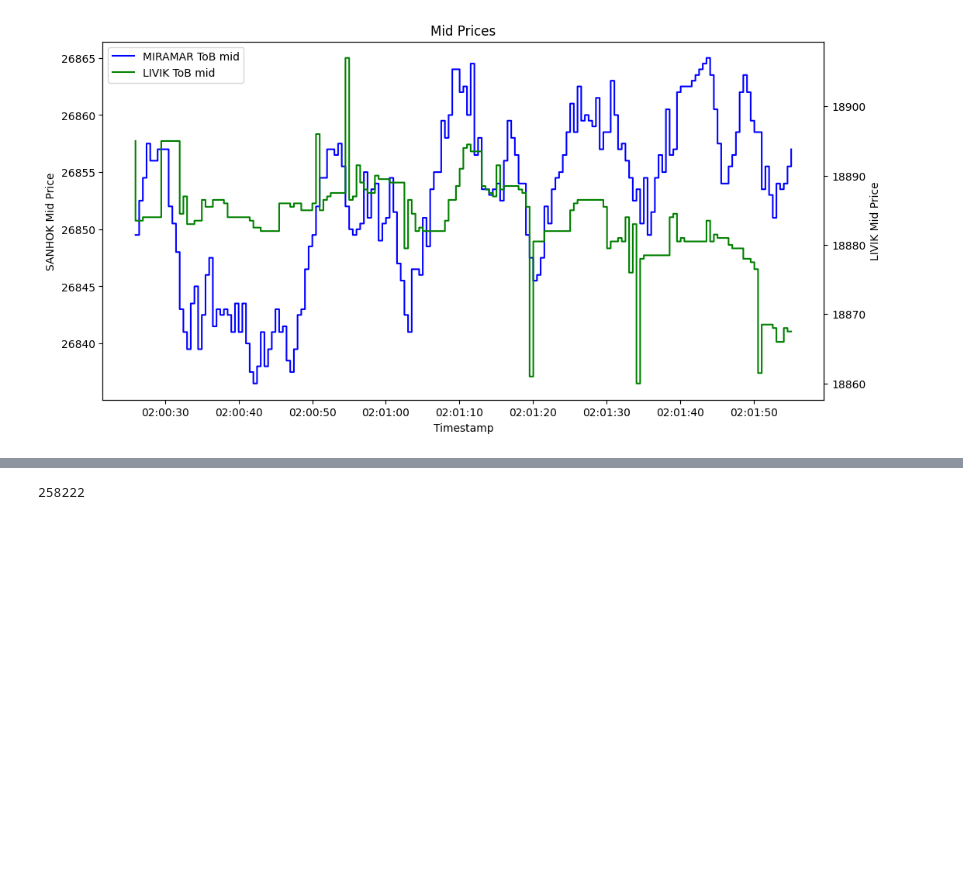
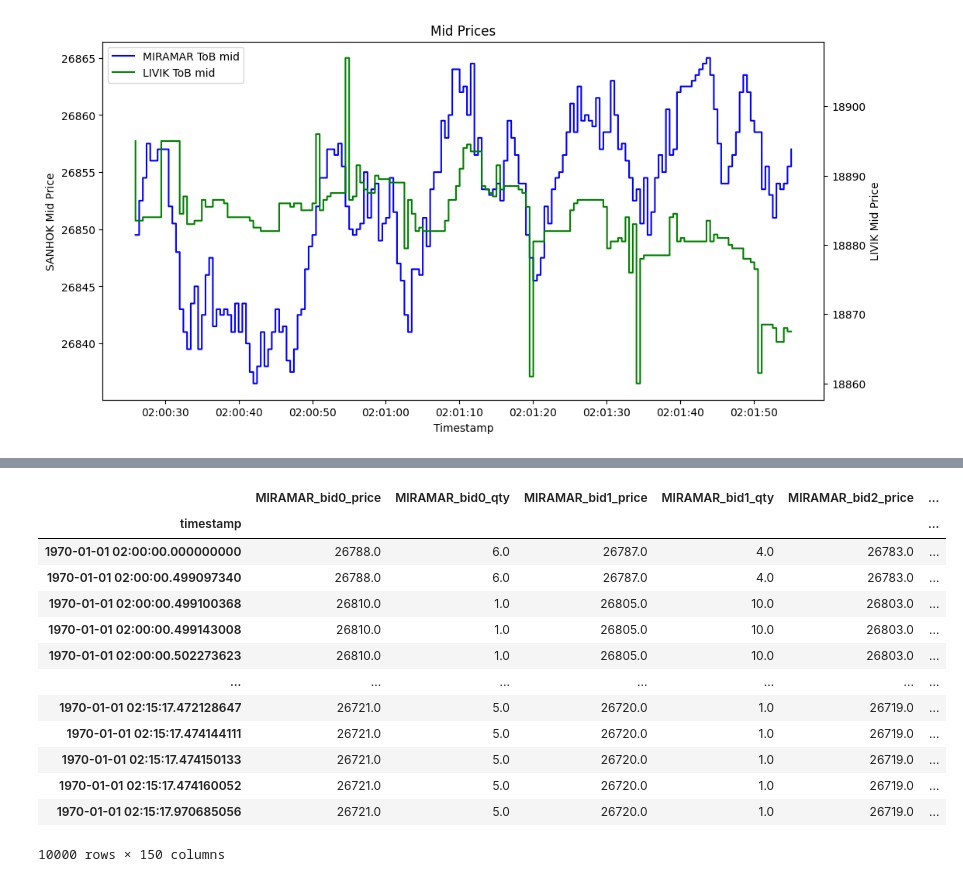
Before and after one commit to SergeySmalkov/Strategies_Sandbox, a Jupyter notebook: Strategy.ipynb, the cells around one changed output, grey strips where cells are left out. Saved outputs shown, nothing was run; the diff lists cells and outputs as text; code cells hidden in the pictures; blank space fills up the shorter version.

```diff
--- a/Strategy.ipynb
+++ b/Strategy.ipynb
@@ -80,7 +80,7 @@ plt.show()
 # %% [output]
 [figure]
 # %%
-data = df.set_index("timestamp")
+data = df.set_index("timestamp")[0:10000]
 instruments = ["MIRAMAR", "LIVIK", "SANHOK", "ERANGEL", "VIKENDI", "KARAKIN"]
 for i in instruments:
     data[i + "_ToB_mid"] = (data[i + "_bid0_price"] + data[i + "_ask0_price"]) / 2
@@ -247,4 +221,44 @@ Estimated delay of KARAKIN and KARAKIN: 0 or ~ 0 days 00:00:00 seconds
 # %%
-len(data)*2
+data_original = data
+import pandas as pd
+import sklearn
+from sklearn.preprocessing import MinMaxScaler
+
+# Remove the target column
+data = data.drop('target', axis=1)
+
+# Convert the timestamp column to datetime format
+data.index = pd.to_datetime(data.index)
-# %% [output]
-258222
+# %%
+# Calculate VWAP for the bid prices
+bid_order_books = ["MIRAMAR", "LIVIK", "SANHOK", "ERANGEL", "VIKENDI", "KARAKIN"]
+for order_book in bid_order_books:
+    bid_price_columns = [col for col in data.columns if ((col.startswith(f"{order_book}_bid")) & ("price" in col))]
+    bid_qty_columns = [col for col in data.columns if ((col.startswith(f"{order_book}_bid")) & ("qty" in col))]
+    data[f"{order_book}_bid_vwap"] = (data[bid_price_columns].values * data[bid_qty_columns].values).sum(axis=1) / (data[bid_qty_columns].values).sum(axis=1)
+    data[f"{order_book}_bid_size_sum"] = data[bid_qty_columns].sum(axis=1)
+
+# Calculate VWAP for the ask prices
+ask_order_books = ["MIRAMAR", "LIVIK", "SANHOK", "ERANGEL", "VIKENDI", "KARAKIN"]
+for order_book in ask_order_books:
+    ask_price_columns = [col for col in data.columns if ((col.startswith(f"{order_book}_ask")) & ("price" in col))]
+    ask_qty_columns = [col for col in data.columns if ((col.startswith(f"{order_book}_ask")) & ("qty" in col))]
+    data[f"{order_book}_ask_vwap"] = (data[ask_price_columns].values * data[ask_qty_columns].values).sum(axis=1) / (data[ask_qty_columns].values).sum(axis=1)
+    data[f"{order_book}_ask_size_sum"] = data[ask_qty_columns].sum(axis=1)
+# %%
+data
+# %% [output]
+|  | MIRAMAR_bid0_price | MIRAMAR_bid0_qty | MIRAMAR_bid1_price | MIRAMAR_bid1_qty | MIRAMAR_bid2_price | ... |
+| timestamp |  |  |  |  |  | ... |
+| 1970-01-01 02:00:00.000000000 | 26788.0 | 6.0 | 26787.0 | 4.0 | 26783.0 | ... |
+| 1970-01-01 02:00:00.499097340 | 26788.0 | 6.0 | 26787.0 | 4.0 | 26783.0 | ... |
+| 1970-01-01 02:00:00.499100368 | 26810.0 | 1.0 | 26805.0 | 10.0 | 26803.0 | ... |
+| 1970-01-01 02:00:00.499143008 | 26810.0 | 1.0 | 26805.0 | 10.0 | 26803.0 | ... |
+| 1970-01-01 02:00:00.502273623 | 26810.0 | 1.0 | 26805.0 | 10.0 | 26803.0 | ... |
+| ... | ... | ... | ... | ... | ... | ... |
+| 1970-01-01 02:15:17.472128647 | 26721.0 | 5.0 | 26720.0 | 1.0 | 26719.0 | ... |
+| 1970-01-01 02:15:17.474144111 | 26721.0 | 5.0 | 26720.0 | 1.0 | 26719.0 | ... |
+| 1970-01-01 02:15:17.474150133 | 26721.0 | 5.0 | 26720.0 | 1.0 | 26719.0 | ... |
+| 1970-01-01 02:15:17.474160052 | 26721.0 | 5.0 | 26720.0 | 1.0 | 26719.0 | ... |
+| 1970-01-01 02:15:17.970685056 | 26721.0 | 5.0 | 26720.0 | 1.0 | 26719.0 | ... |
+10000 rows × 150 columns
```
Also changed, not shown: parts of 16 cells of this notebook.
